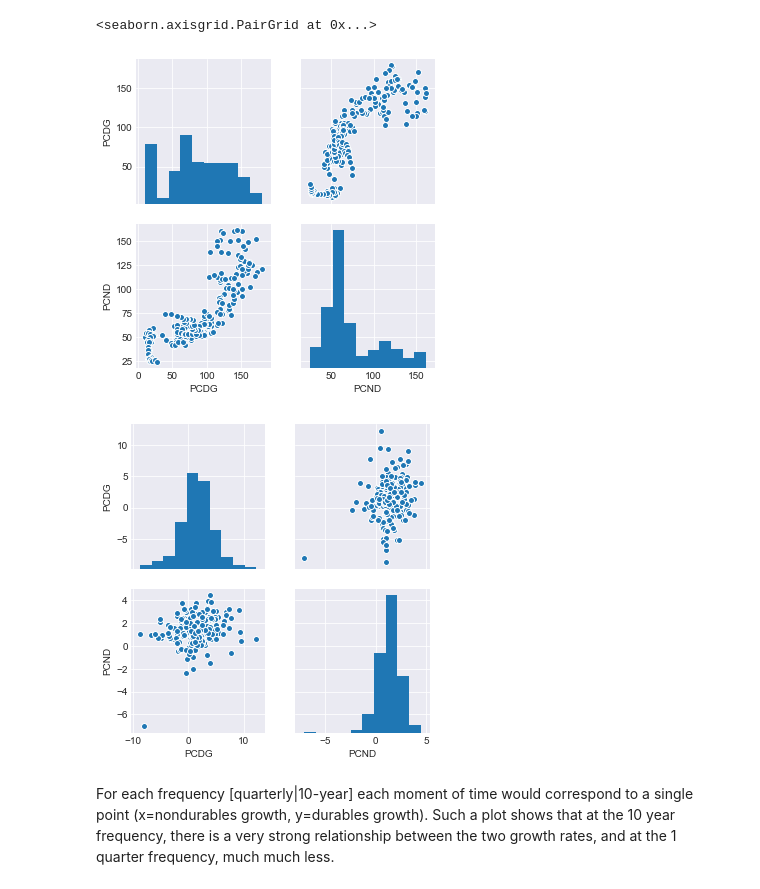
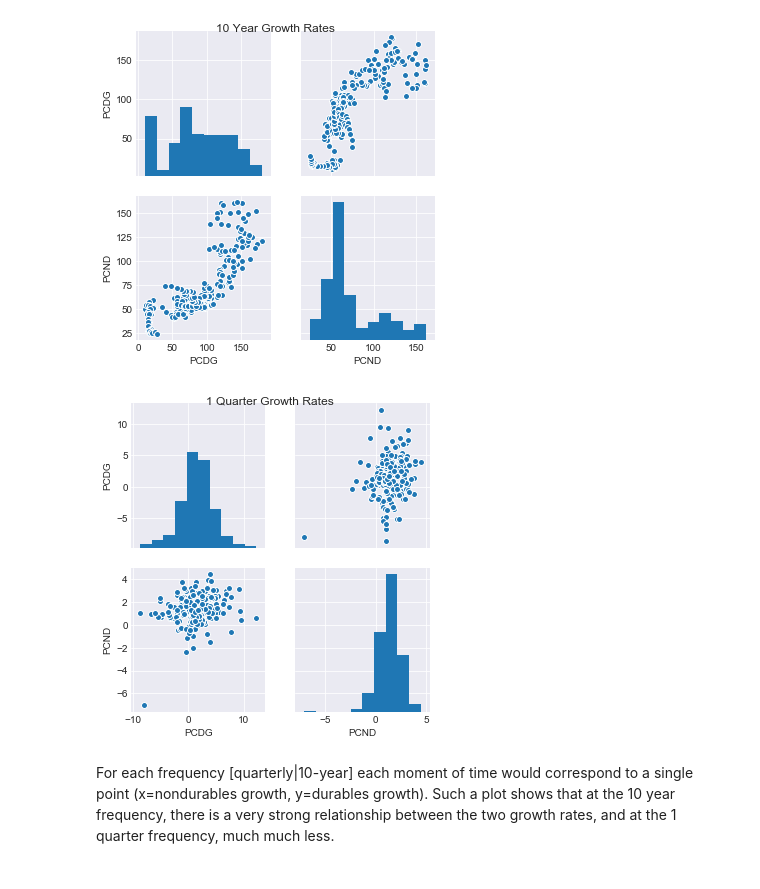
Before and after one commit to llorracc/Jupyter, a Jupyter notebook: notebooks/Durables-vs-Nondurables-10y-vs-1q.ipynb, the cells around one changed output. Cells and saved outputs as stored; diff of their text form; code cells hidden in the pictures.

Commit message:
Add titles to sns plots

```diff
--- a/notebooks/Durables-vs-Nondurables-10y-vs-1q.ipynb
+++ b/notebooks/Durables-vs-Nondurables-10y-vs-1q.ipynb
@@ -69,12 +68,20 @@ a4=s4.dropna()#Drops the missing values from s4 series
 c1=pd.concat([a1, a2], axis=1)
 c2=pd.concat([a3, a4], axis=1)
 # %%
-#Pairwise Plotting
-sns.pairplot(c1) #For the 10 year growth series
-sns.pairplot(c2) #For the quarterly growth series
+#Pairwise Plotting for the 10 year growth series
+
+sns.pairplot(c1)
+plt.suptitle('10 Year Growth Rates')
+plt.show()
 # %% [output]
-<seaborn.axisgrid.PairGrid at 0x...>
-[figure, old version]
+[figure, new version]
-[figure, removed]
+# %%
+#Pairwise Plotting for the quarterly growth series
+
+sns.pairplot(c2)
+plt.suptitle('1 Quarter Growth Rates')
+plt.show()
+# %% [output]
+[figure, added]
 # %% [markdown]
 For each frequency [quarterly|10-year] each moment of time would correspond to a single point (x=nondurables growth, y=durables growth).  Such a plot shows that at the 10 year frequency, there is a very strong relationship between the two growth rates, and at the 1 quarter frequency, much much less.
```
Also changed, not shown: parts of 6 cells of this notebook, 1 other file.
